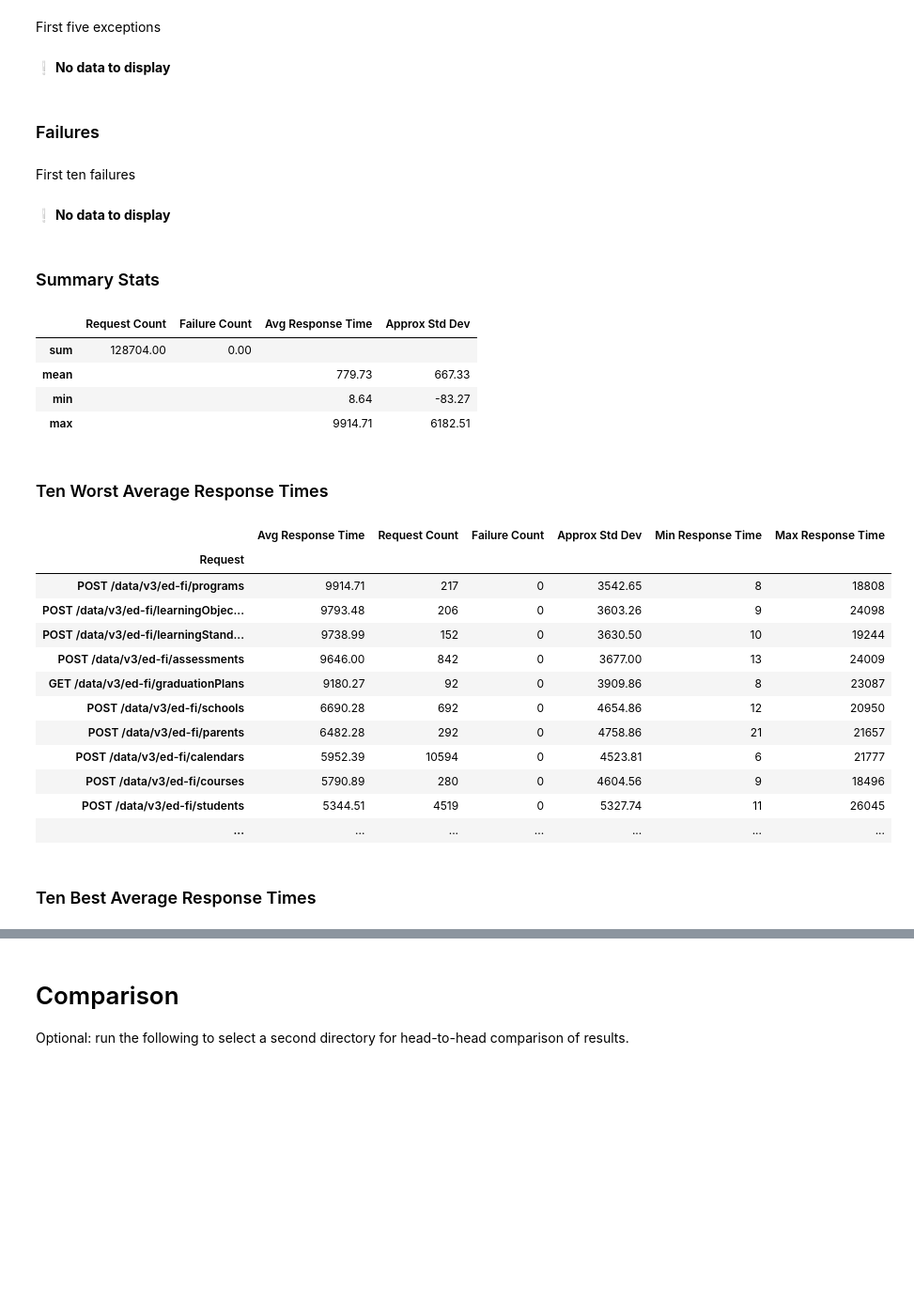
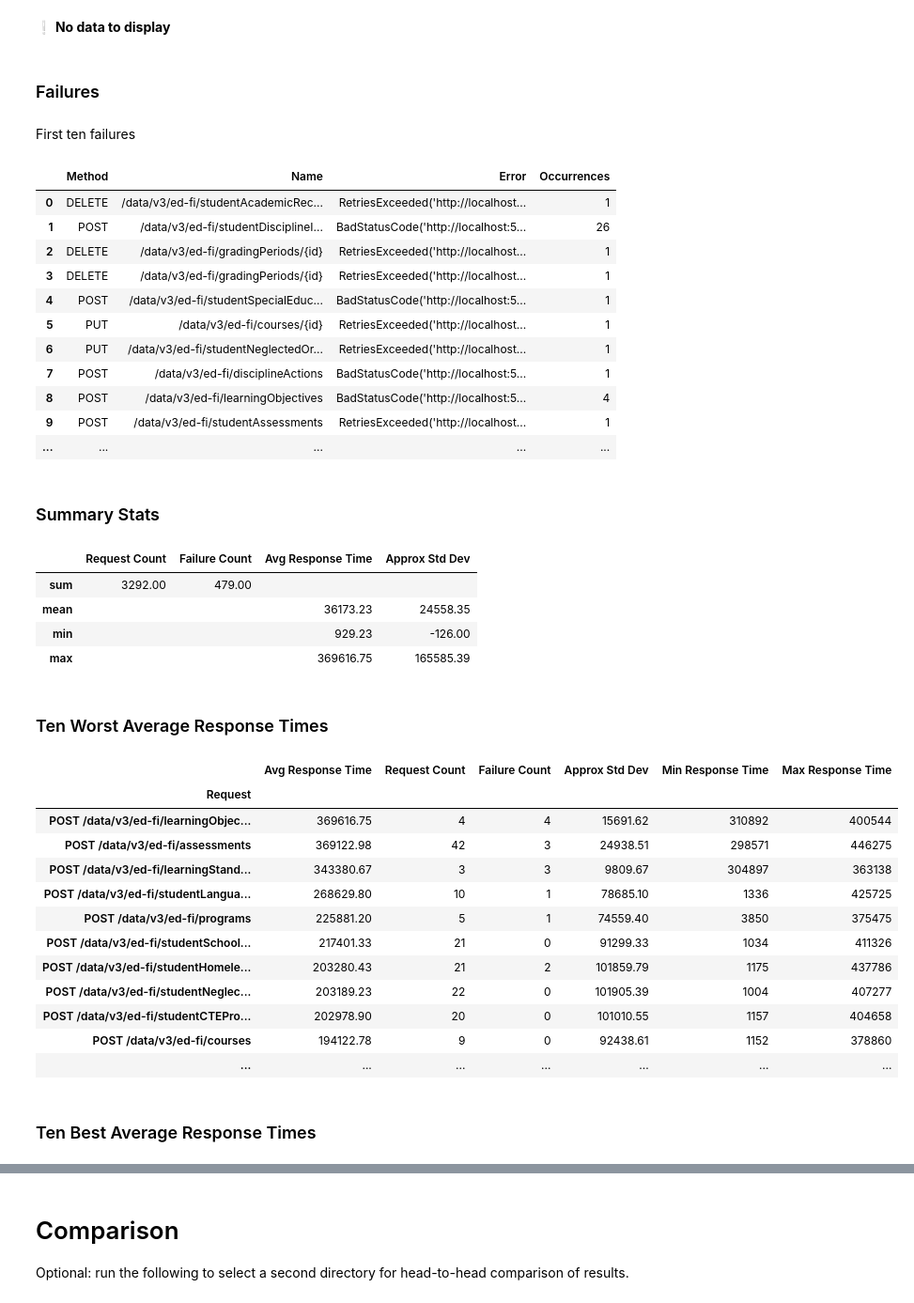
Before and after one commit to Ed-Fi-Exchange-OSS/Suite-3-Performance-Testing, a Jupyter notebook: src/perf-test-analyis/Volume Test Analysis.ipynb, the cells around one changed output, grey strips where cells are left out. Shown at 94% size. Cells and saved outputs as stored; diff of their text form; code cells hidden in the pictures; blank space fills up the shorter version.

```diff
--- a/src/perf-test-analyis/Volume Test Analysis.ipynb
+++ b/src/perf-test-analyis/Volume Test Analysis.ipynb
@@ -5,4 +5,7 @@ Run the cell below. It will prompt you for which directory to access with the pi
+# %%
+from edfi_perf_test_analysis.ui_helpers import get_result_directory
+default_dir, compare_dir = get_result_directory()
 # %%
 from edfi_perf_test_analysis.volume import run_analysis, run_comparison
-results_dir, df_stats = run_analysis()
+results_dir, df_stats = run_analysis(format(default_dir))
 # %% [output]
@@ -11,26 +14,36 @@ results_dir, df_stats = run_analysis()
-First five exceptions
+❕ **No data to display**
-❕ **No data to display**
+### Failures
-### Failures
+First ten failures
+|  | Method | Name | Error | Occurrences |
+| 0 | DELETE | /data/v3/ed-fi/studentAcademicRec... | RetriesExceeded('http://localhost... | 1 |
+| 1 | POST | /data/v3/ed-fi/studentDisciplineI... | BadStatusCode('http://localhost:5... | 26 |
+| 2 | DELETE | /data/v3/ed-fi/gradingPeriods/{id} | RetriesExceeded('http://localhost... | 1 |
+| 3 | DELETE | /data/v3/ed-fi/gradingPeriods/{id} | RetriesExceeded('http://localhost... | 1 |
+| 4 | POST | /data/v3/ed-fi/studentSpecialEduc... | BadStatusCode('http://localhost:5... | 1 |
+| 5 | PUT | /data/v3/ed-fi/courses/{id} | RetriesExceeded('http://localhost... | 1 |
+| 6 | PUT | /data/v3/ed-fi/studentNeglectedOr... | RetriesExceeded('http://localhost... | 1 |
+| 7 | POST | /data/v3/ed-fi/disciplineActions | BadStatusCode('http://localhost:5... | 1 |
+| 8 | POST | /data/v3/ed-fi/learningObjectives | BadStatusCode('http://localhost:5... | 4 |
+| 9 | POST | /data/v3/ed-fi/studentAssessments | RetriesExceeded('http://localhost... | 1 |
+| ... | ... | ... | ... | ... |
-First ten failures
+### Summary Stats
+|  | Request Count | Failure Count | Avg Response Time | Approx Std Dev |
+| sum | 3292.00 | 479.00 |  |  |
+| mean |  |  | 36173.23 | 24558.35 |
+| min |  |  | 929.23 | -126.00 |
+| max |  |  | 369616.75 | 165585.39 |
-❕ **No data to display**
+### Ten Worst Average Response Times
+|  | Avg Response Time | Request Count | Failure Count | Approx Std Dev | Min Response Time | Max Response Time |
+| Request |  |  |  |  |  |  |
+| POST /data/v3/ed-fi/learningObjec... | 369616.75 | 4 | 4 | 15691.62 | 310892 | 400544 |
+| POST /data/v3/ed-fi/assessments | 369122.98 | 42 | 3 | 24938.51 | 298571 | 446275 |
+| POST /data/v3/ed-fi/learningStand... | 343380.67 | 3 | 3 | 9809.67 | 304897 | 363138 |
+| POST /data/v3/ed-fi/studentLangua... | 268629.80 | 10 | 1 | 78685.10 | 1336 | 425725 |
+| POST /data/v3/ed-fi/programs | 225881.20 | 5 | 1 | 74559.40 | 3850 | 375475 |
+| POST /data/v3/ed-fi/studentSchool... | 217401.33 | 21 | 0 | 91299.33 | 1034 | 411326 |
+| POST /data/v3/ed-fi/studentHomele... | 203280.43 | 21 | 2 | 101859.79 | 1175 | 437786 |
+| POST /data/v3/ed-fi/studentNeglec... | 203189.23 | 22 | 0 | 101905.39 | 1004 | 407277 |
+| POST /data/v3/ed-fi/studentCTEPro... | 202978.90 | 20 | 0 | 101010.55 | 1157 | 404658 |
+| POST /data/v3/ed-fi/courses | 194122.78 | 9 | 0 | 92438.61 | 1152 | 378860 |
+| ... | ... | ... | ... | ... | ... | ... |
-### Summary Stats
+### Ten Best Average Response Times
-|  | Request Count | Failure Count | Avg Response Time | Approx Std Dev |
-| sum | 128704.00 | 0.00 |  |  |
-| mean |  |  | 779.73 | 667.33 |
-| min |  |  | 8.64 | -83.27 |
-| max |  |  | 9914.71 | 6182.51 |
-### Ten Worst Average Response Times
-|  | Avg Response Time | Request Count | Failure Count | Approx Std Dev | Min Response Time | Max Response Time |
-| Request |  |  |  |  |  |  |
-| POST /data/v3/ed-fi/programs | 9914.71 | 217 | 0 | 3542.65 | 8 | 18808 |
-| POST /data/v3/ed-fi/learningObjec... | 9793.48 | 206 | 0 | 3603.26 | 9 | 24098 |
-| POST /data/v3/ed-fi/learningStand... | 9738.99 | 152 | 0 | 3630.50 | 10 | 19244 |
-| POST /data/v3/ed-fi/assessments | 9646.00 | 842 | 0 | 3677.00 | 13 | 24009 |
-| GET /data/v3/ed-fi/graduationPlans | 9180.27 | 92 | 0 | 3909.86 | 8 | 23087 |
-| POST /data/v3/ed-fi/schools | 6690.28 | 692 | 0 | 4654.86 | 12 | 20950 |
-| POST /data/v3/ed-fi/parents | 6482.28 | 292 | 0 | 4758.86 | 21 | 21657 |
-| POST /data/v3/ed-fi/calendars | 5952.39 | 10594 | 0 | 4523.81 | 6 | 21777 |
-| POST /data/v3/ed-fi/courses | 5790.89 | 280 | 0 | 4604.56 | 9 | 18496 |
-| POST /data/v3/ed-fi/students | 5344.51 | 4519 | 0 | 5327.74 | 11 | 26045 |
-| ... | ... | ... | ... | ... | ... | ... |
-### Ten Best Average Response Times
```
Also changed, not shown: parts of 3 cells of this notebook, 8 other files.
